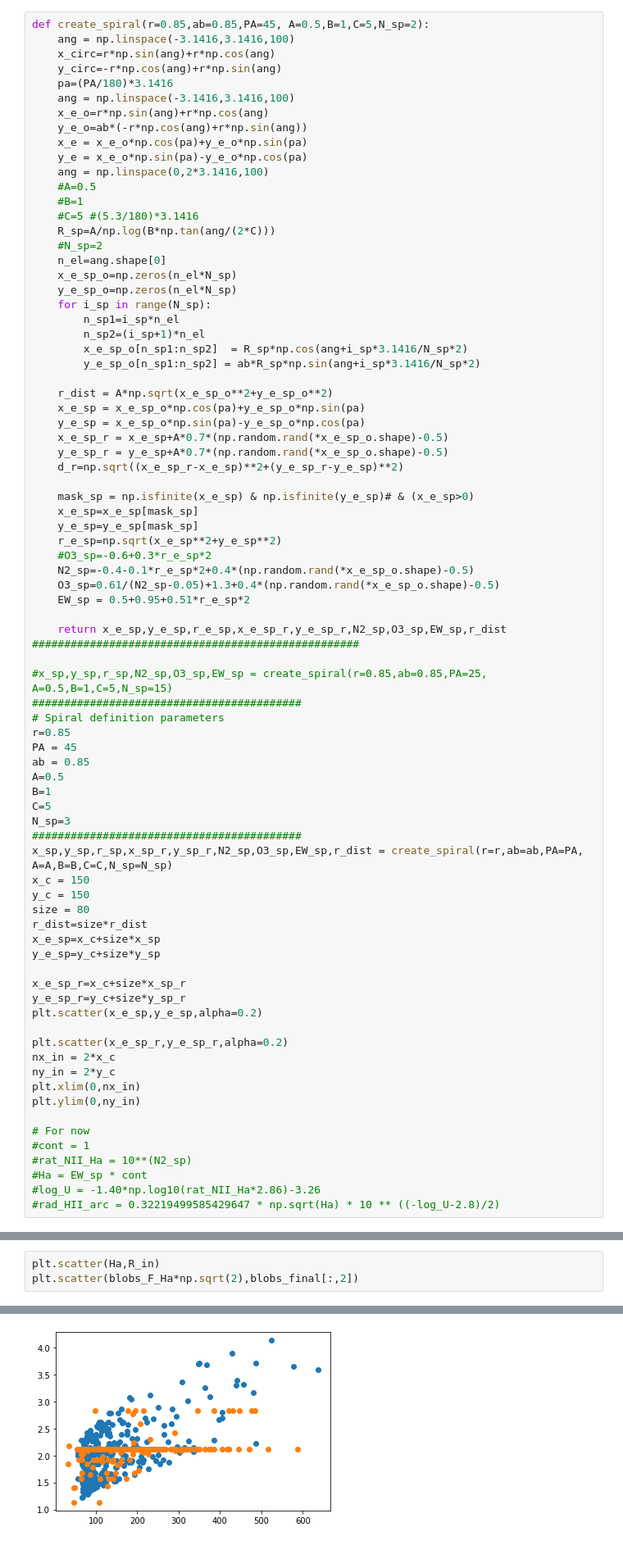
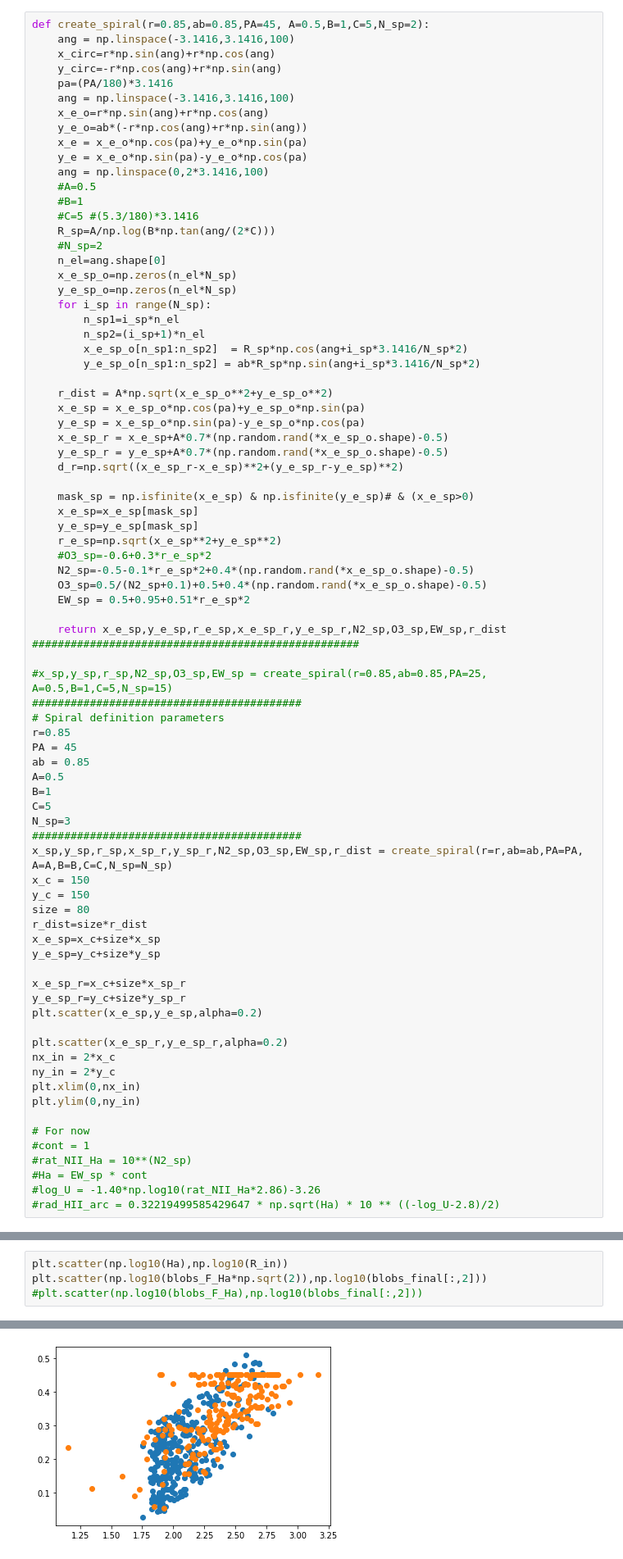
Before and after one commit to sfsanchez72/pyHIIExplorer, a Jupyter notebook: notebooks/sim_spiral.ipynb, the cells around one changed output, grey strips where cells are left out. Shown at 82% size. Cells and saved outputs as stored; diff of their text form.

```diff
--- a/notebooks/sim_spiral.ipynb
+++ b/notebooks/sim_spiral.ipynb
@@ -215,8 +216,8 @@ def create_spiral(r=0.85,ab=0.85,PA=45, A=0.5,B=1,C=5,N_sp=2):
     y_e_sp=y_e_sp[mask_sp]
     r_e_sp=np.sqrt(x_e_sp**2+y_e_sp**2)
     #O3_sp=-0.6+0.3*r_e_sp*2
-    N2_sp=-0.4-0.1*r_e_sp*2+0.4*(np.random.rand(*x_e_sp_o.shape)-0.5)
-    O3_sp=0.61/(N2_sp-0.05)+1.3+0.4*(np.random.rand(*x_e_sp_o.shape)-0.5)
+    N2_sp=-0.5-0.1*r_e_sp*2+0.4*(np.random.rand(*x_e_sp_o.shape)-0.5)
+    O3_sp=0.5/(N2_sp+0.1)+0.5+0.4*(np.random.rand(*x_e_sp_o.shape)-0.5)
     EW_sp = 0.5+0.95+0.51*r_e_sp*2
 
     return x_e_sp,y_e_sp,r_e_sp,x_e_sp_r,y_e_sp_r,N2_sp,O3_sp,EW_sp,r_dist
@@ -497,9 +642,10 @@ ax.set_xscale('log')
 # %%
-plt.scatter(Ha,R_in)
-plt.scatter(blobs_F_Ha*np.sqrt(2),blobs_final[:,2])
+plt.scatter(np.log10(Ha),np.log10(R_in))
+plt.scatter(np.log10(blobs_F_Ha*np.sqrt(2)),np.log10(blobs_final[:,2]))
+#plt.scatter(np.log10(blobs_F_Ha),np.log10(blobs_final[:,2]))
 # %% [output]
 <matplotlib.collections.PathCollection at 0x...>
-[figure, old version]
+[figure, new version]
 # %%
 name='NGC2906'
 file_table_HII = '../../newHIIExplorer/CALIFA/HII.'+name+'.flux_elines.fits.gz'
```
Also changed, not shown: parts of 19 cells of this notebook.
